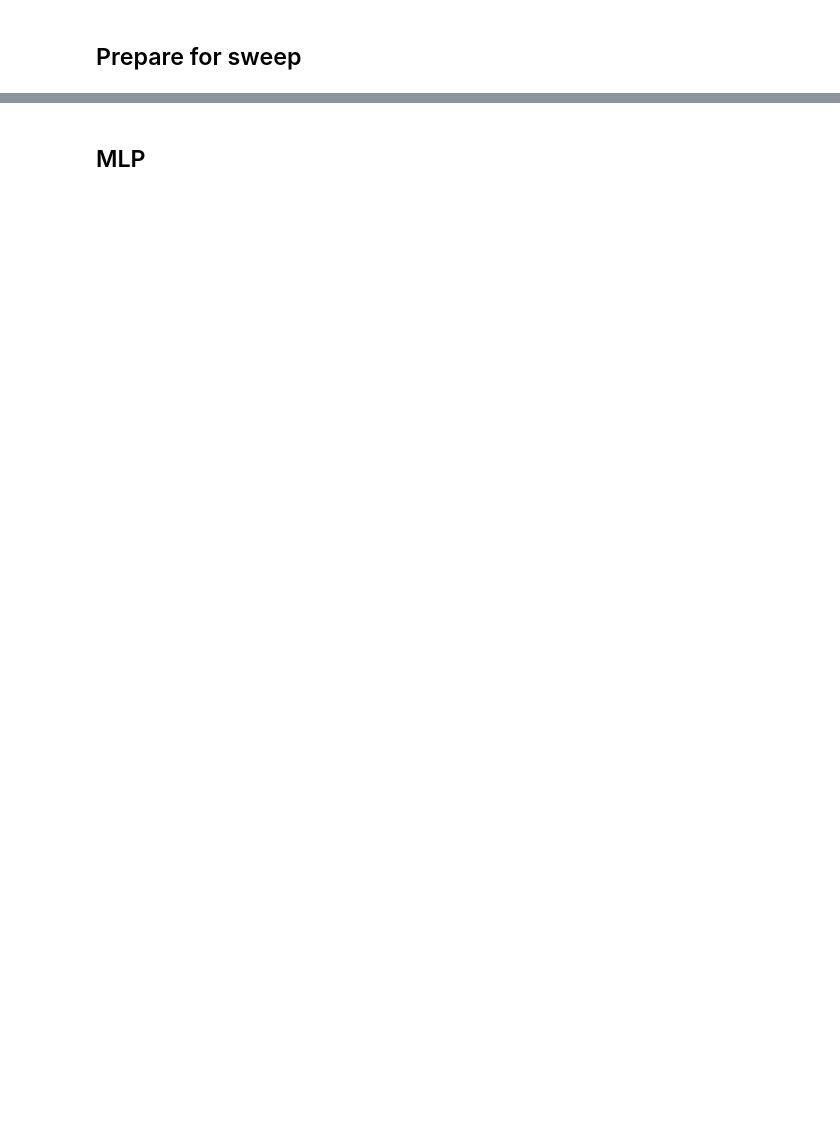
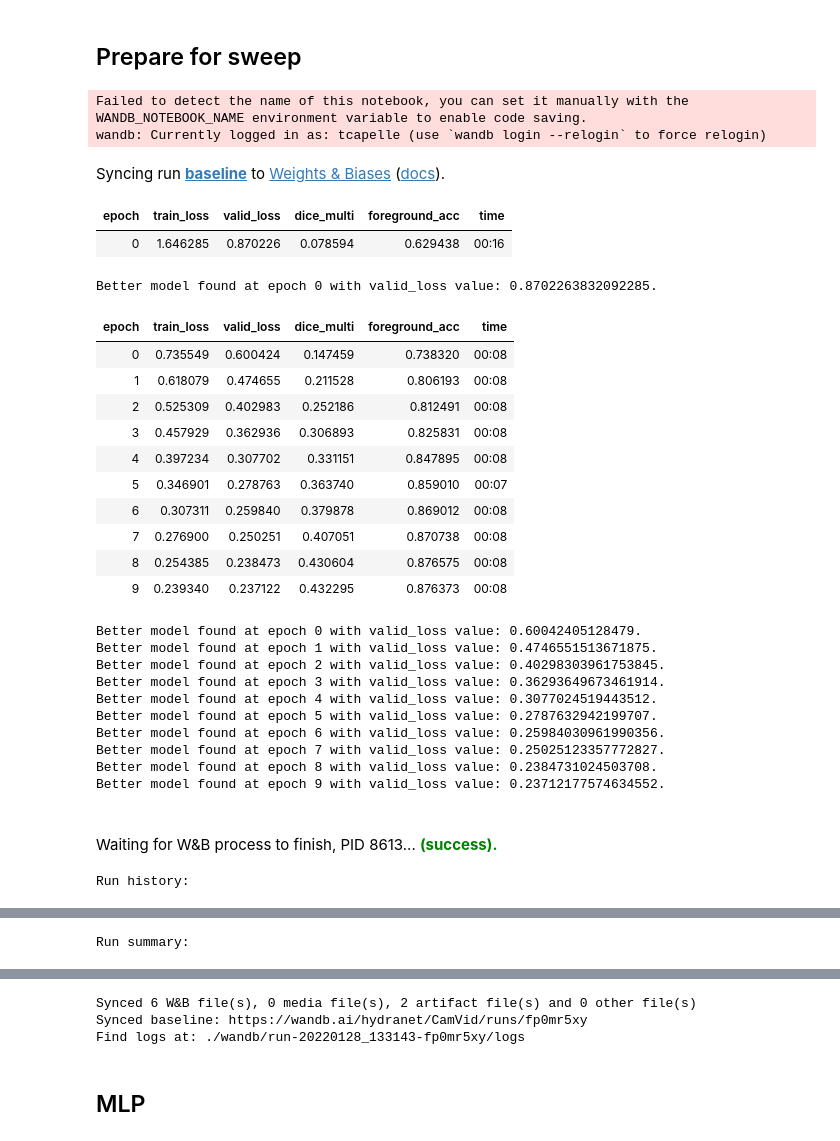
Before and after one commit to tcapelle/camvid, a Jupyter notebook: 01_camvid.ipynb, the cells around one changed output, grey strips where cells are left out. Saved outputs shown, nothing was run; the diff lists cells and outputs as text; code cells hidden in the pictures; blank space fills up the shorter version.

```diff
--- a/01_camvid.ipynb
+++ b/01_camvid.ipynb
@@ -20,0 +37,15 @@ Log to wandb
+# %%
+# set_seed(2022)
+
+dls = SegmentationDataLoaders.from_label_func(
+    path,
+    bs=8,
+    fnames = fnames,
+    label_func = label_func,
+    codes = codes,
+    item_tfms = Resize((720//4,
+                        960//4)),
+    # batch_tfms = tfms,
+)
+
+set(dls.valid.dataset.items)
@@ -94,0 +172,59 @@ def run_train(config=None):
+# %%
+dls = get_data(batch_size=8)
+# %%
+def get_learner(dls, arch, loss_func):
+    cbs = [SaveModelCallback(fname=f"unet_{arch}"),
+           WandbCallback(log_preds=False),
+           MixedPrecision()]
+
+    learn = unet_learner(dls,
+                         arch,
+                         metrics = [DiceMulti(), foreground_acc],
+                         loss_func = loss_func(axis=1),
+                         cbs = cbs)
+    return learn
+# %%
+config = {"arch": "resnet34",
+          "batch_size": 16,
+          "loss_func": "FocalLossFlat",
+          "lr": 0.002,
+          "resize_factor":4,
+          "augment":True}
+
+with wandb.init(project="CamVid", entity="hydranet", name="baseline", config=config):
+    config = wandb.config
+    dls = get_data(config.batch_size, config.resize_factor, config.augment)
+
+    archs = {"resnet34":resnet34, "xresnet34":xresnet34, "xresnext34":xresnext34}
+    learn = get_learner(dls, archs[config.arch], getattr(fastai.losses, config.loss_func))
+    learn.fine_tune(10, base_lr=config.lr)
+# %% [output]
+Failed to detect the name of this notebook, you can set it manually with the WANDB_NOTEBOOK_NAME environment variable to enable code saving.
+wandb: Currently logged in as: tcapelle (use `wandb login --relogin` to force relogin)
+Syncing run baseline to Weights & Biases (docs).
+| epoch | train_loss | valid_loss | dice_multi | foreground_acc | time |
+| 0 | 1.646285 | 0.870226 | 0.078594 | 0.629438 | 00:16 |
+Better model found at epoch 0 with valid_loss value: 0.8702263832092285.
+| epoch | train_loss | valid_loss | dice_multi | foreground_acc | time |
+| 0 | 0.735549 | 0.600424 | 0.147459 | 0.738320 | 00:08 |
+| 1 | 0.618079 | 0.474655 | 0.211528 | 0.806193 | 00:08 |
+| 2 | 0.525309 | 0.402983 | 0.252186 | 0.812491 | 00:08 |
+| 3 | 0.457929 | 0.362936 | 0.306893 | 0.825831 | 00:08 |
+| 4 | 0.397234 | 0.307702 | 0.331151 | 0.847895 | 00:08 |
+| 5 | 0.346901 | 0.278763 | 0.363740 | 0.859010 | 00:07 |
+| 6 | 0.307311 | 0.259840 | 0.379878 | 0.869012 | 00:08 |
+| 7 | 0.276900 | 0.250251 | 0.407051 | 0.870738 | 00:08 |
+| 8 | 0.254385 | 0.238473 | 0.430604 | 0.876575 | 00:08 |
+| 9 | 0.239340 | 0.237122 | 0.432295 | 0.876373 | 00:08 |
+Better model found at epoch 0 with valid_loss value: 0.60042405128479.
+Better model found at epoch 1 with valid_loss value: 0.4746551513671875.
+Better model found at epoch 2 with valid_loss value: 0.40298303961753845.
+Better model found at epoch 3 with valid_loss value: 0.36293649673461914.
+Better model found at epoch 4 with valid_loss value: 0.3077024519443512.
+Better model found at epoch 5 with valid_loss value: 0.2787632942199707.
+Better model found at epoch 6 with valid_loss value: 0.25984030961990356.
+Better model found at epoch 7 with valid_loss value: 0.25025123357772827.
+Better model found at epoch 8 with valid_loss value: 0.2384731024503708.
+Better model found at epoch 9 with valid_loss value: 0.23712177574634552.
+Waiting for W&B process to finish, PID 8613... (success).
+Run history:
@@ -94,0 +247 @@ def run_train(config=None):
+Run summary:
@@ -95 +264,4 @@ def run_train(config=None):
+Synced 6 W&B file(s), 0 media file(s), 2 artifact file(s) and 0 other file(s)
+Synced baseline: https://wandb.ai/hydranet/CamVid/runs/fp0mr5xy
+Find logs at: ./wandb/run-20220128_133143-fp0mr5xy/logs
 # %%
```
Also changed, not shown: parts of 17 cells of this notebook, 4 other files.
